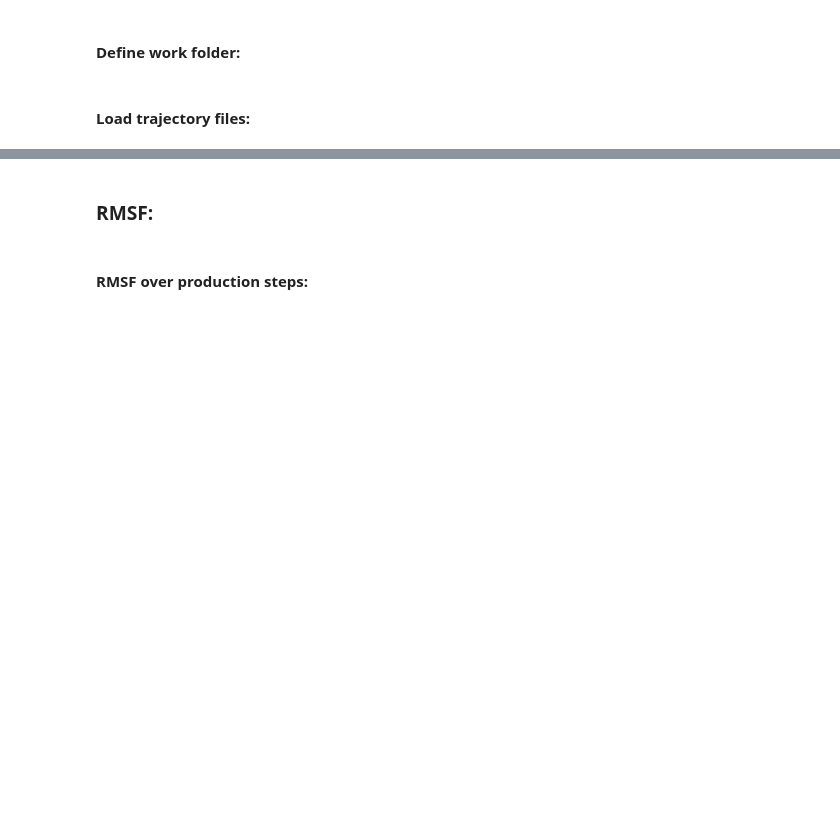
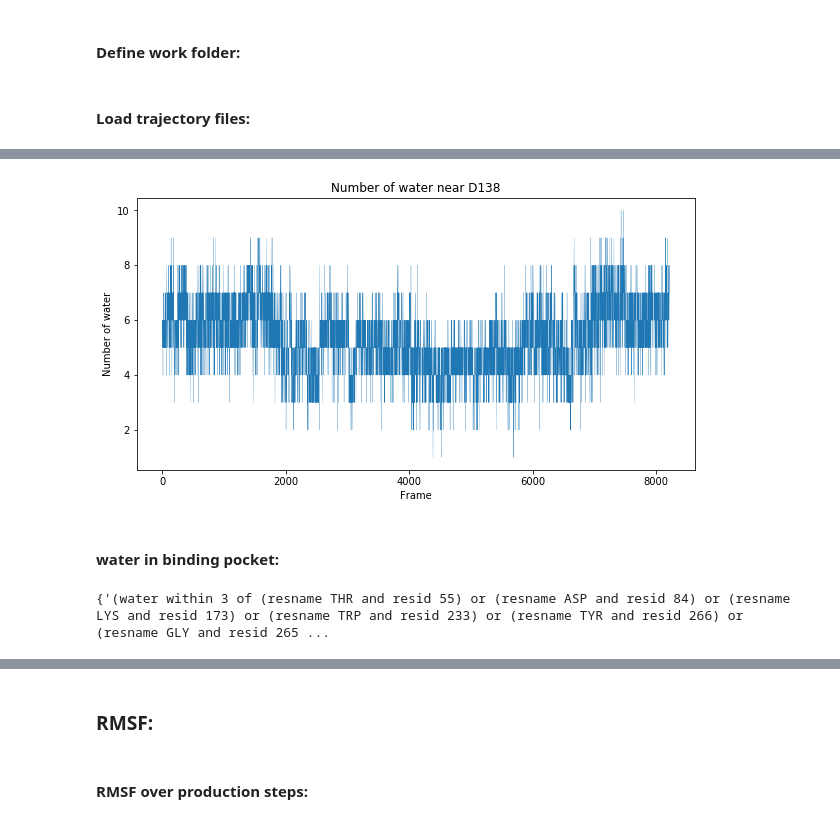
Before and after one commit to evabertalan/opioid_md, a Jupyter notebook: production_analysis.ipynb, the cells around one changed output, grey strips where cells are left out. Drawn from its saved outputs; the diff is of its cells as text; code cells hidden in the pictures; blank space fills up the shorter version.

```diff
--- a/production_analysis.ipynb
+++ b/production_analysis.ipynb
@@ -73,0 +154,7 @@ save_figure(w_fig[0].figure, plot_folder+'water_within_protein')
+# %%
+water_files3 = [results_folder+'namd/step7.'+str(i)+'_production.dcd-pbc.dcd-warter_3_of_84ASP.txt' for i in range(1,prod_file_count+1)]
+water_near_84 = concatenate_water_per_frame(water_files3)
+
+fig_near_84 = plot_water_within(water_near_84, title='Number of water near D138')
+# %% [output]
+[figure, added]
@@ -73,0 +164,7 @@ save_figure(w_fig[0].figure, plot_folder+'water_within_protein')
+# %% [markdown]
+#### water in binding pocket:
+# %%
+selection = {'(water within 3 of (resname THR and resid 55) or (resname ASP and resid 84) or (resname LYS and resid 173) or (resname TRP and resid 233) or (resname TYR and resid 266) or (resname GLY and resid 265)) and oxygen'}
+print(selection)
+# %% [output]
+{'(water within 3 of (resname THR and resid 55) or (resname ASP and resid 84) or (resname LYS and resid 173) or (resname TRP and resid 233) or (resname TYR and resid 266) or (resname GLY and resid 265 ...
```
Also changed, not shown: parts of 65 cells of this notebook, 20 other files.
